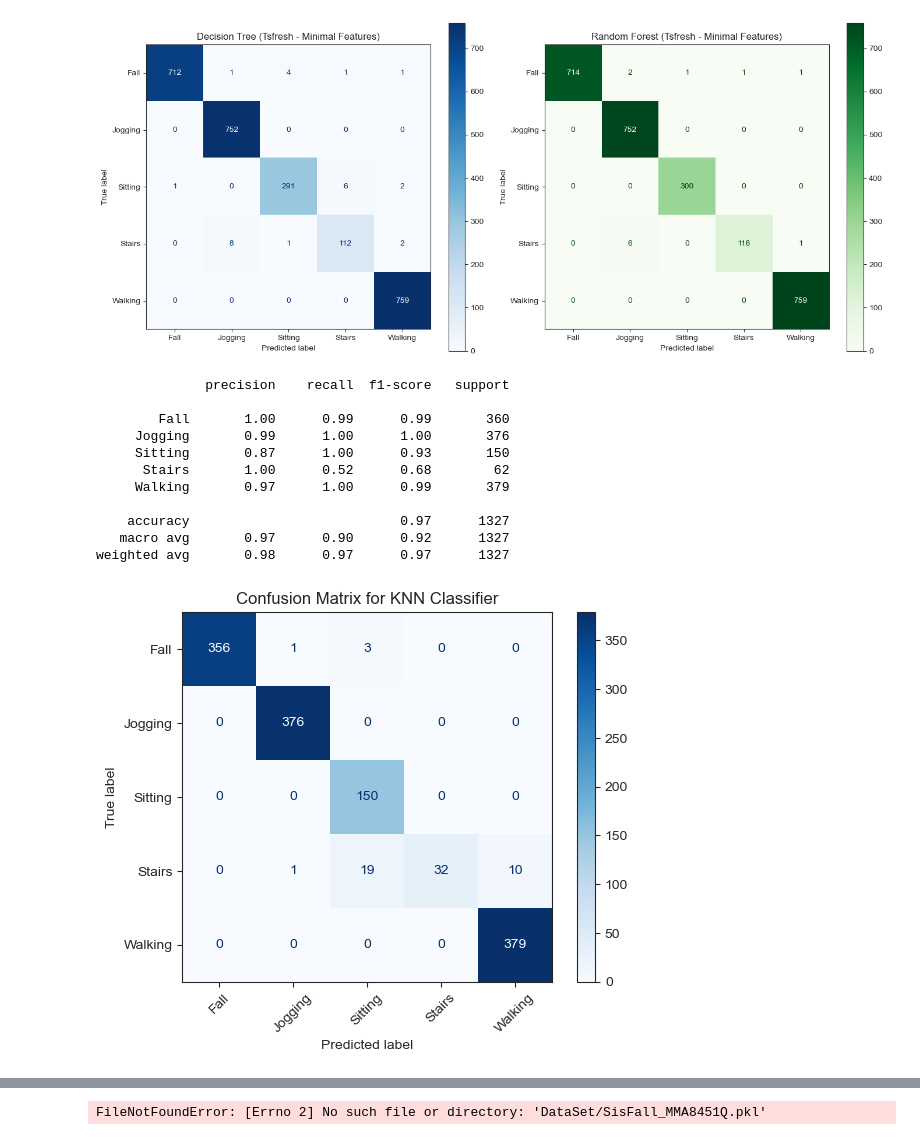
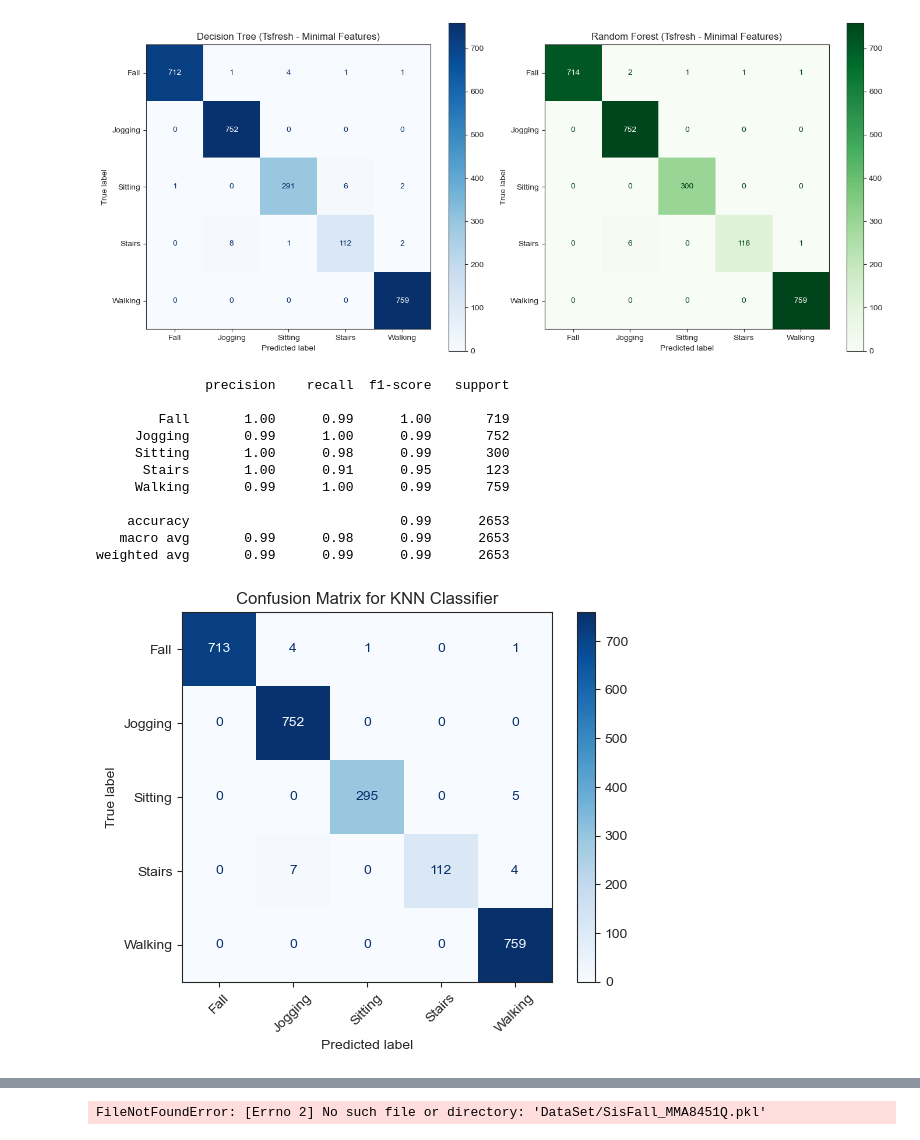
Before and after one commit to AliShrz/earpiece-fall-detection, a Jupyter notebook: Sisfall_model_training.ipynb, the cells around one changed output, grey strips where cells are left out. Saved outputs shown, nothing was run; the diff lists cells and outputs as text; code cells hidden in the pictures.

```diff
--- a/Sisfall_model_training.ipynb
+++ b/Sisfall_model_training.ipynb
@@ -729,54 +729,79 @@ from sklearn.preprocessing import StandardScaler
 X = []  # Features: flattened signals
 y = []  # Labels: activity names
 
+
+def extract_features(sample):
+    features = []
+
+    # Time-domain features for each axis (X=0, Y=1, Z=2)
+    for axis in range(3):
+        signal = sample[axis]
+        features.append(np.mean(signal))          # Mean
+        features.append(np.std(signal))           # Standard deviation
+        features.append(np.min(signal))           # Min
+        features.append(np.max(signal))           # Max
+        features.append(np.median(signal))        # Median
+        features.append(np.sqrt(np.mean(signal**2)))  # RMS
+
+    return features  # → shape: (6 features × 3 axes = 18,)
+
 for key, info in activity_mapper.items():
     label = info["label"]
     for sample in info["data"]:
-        if sample.shape != (3, 800):  # only include correctly shaped data
+        if sample.shape != (3, 800):
             continue
-        X.append(sample.flatten())  # from (3, 800) → (2400,)
+        feats = extract_features(sample)  # now using handcrafted features
+        X.append(feats)
         y.append(label)
 
+# for key, info in activity_mapper.items():
+#     label = info["label"]
+#     for sample in info["data"]:
+#         if sample.shape != (3, 800):  # only include correctly shaped data
+#             continue
+#         X.append(sample.flatten())  # from (3, 800) → (2400,)
+#         y.append(label)
+
 X_train, X_test, y_train, y_test = train_test_split(
-    X, y, test_size=0.2, stratify=y, random_state=42
+    X, y, test_size=0.4, stratify=y, random_state=42
 )
 
 scaler = StandardScaler()
 X_train = scaler.fit_transform(X_train)
 X_test = scaler.transform(X_test)
 
 knn = KNeighborsClassifier(n_neighbors=3)
 knn.fit(X_train, y_train)
 
 y_pred = knn.predict(X_test)
 
 # print(confusion_matrix(y_test, y_pred))
 print(classification_report(y_test, y_pred))
 
 knn = KNeighborsClassifier(n_neighbors=3)
 knn.fit(X_train, y_train)
 
 # Predict on the test set
 y_pred = knn.predict(X_test)
 
 # Generate confusion matrix
 cm = confusion_matrix(y_test, y_pred, labels=knn.classes_)
 
 # Display it
 disp = ConfusionMatrixDisplay(confusion_matrix=cm, display_labels=knn.classes_)
 disp.plot(cmap='Blues', xticks_rotation=45)
 plt.title("Confusion Matrix for KNN Classifier")
 plt.show()
 # %% [output]
               precision    recall  f1-score   support
 
-        Fall       1.00      0.99      0.99       360
-     Jogging       0.99      1.00      1.00       376
-     Sitting       0.87      1.00      0.93       150
-      Stairs       1.00      0.52      0.68        62
-     Walking       0.97      1.00      0.99       379
+        Fall       1.00      0.99      1.00       719
+     Jogging       0.99      1.00      0.99       752
+     Sitting       1.00      0.98      0.99       300
+      Stairs       1.00      0.91      0.95       123
+     Walking       0.99      1.00      0.99       759
 
-    accuracy                           0.97      1327
-   macro avg       0.97      0.90      0.92      1327
-weighted avg       0.98      0.97      0.97      1327
+    accuracy                           0.99      2653
+   macro avg       0.99      0.98      0.99      2653
+weighted avg       0.99      0.99      0.99      2653
-[figure, old version]
+[figure, new version]
```
Also changed, not shown: parts of 3 cells of this notebook.
